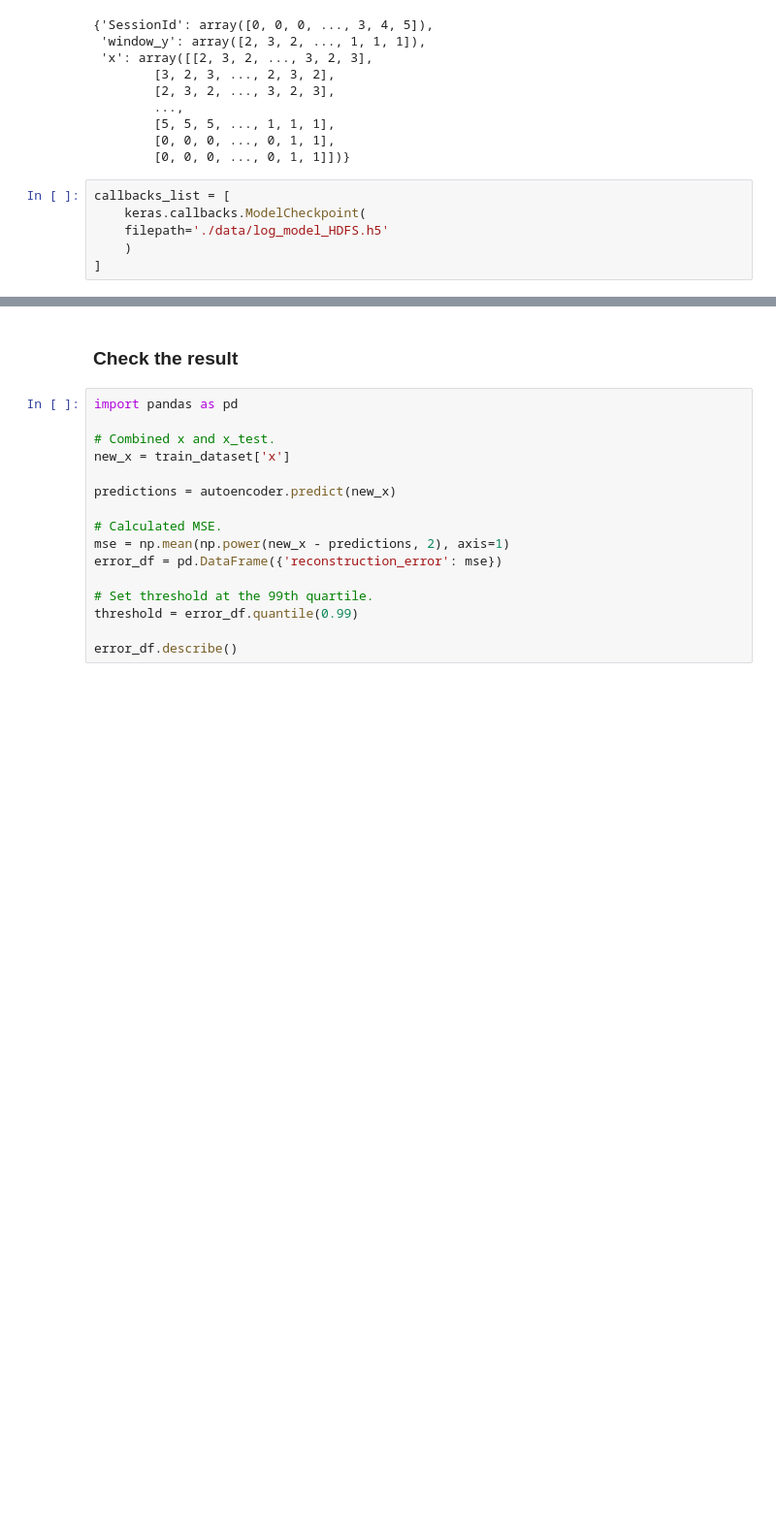
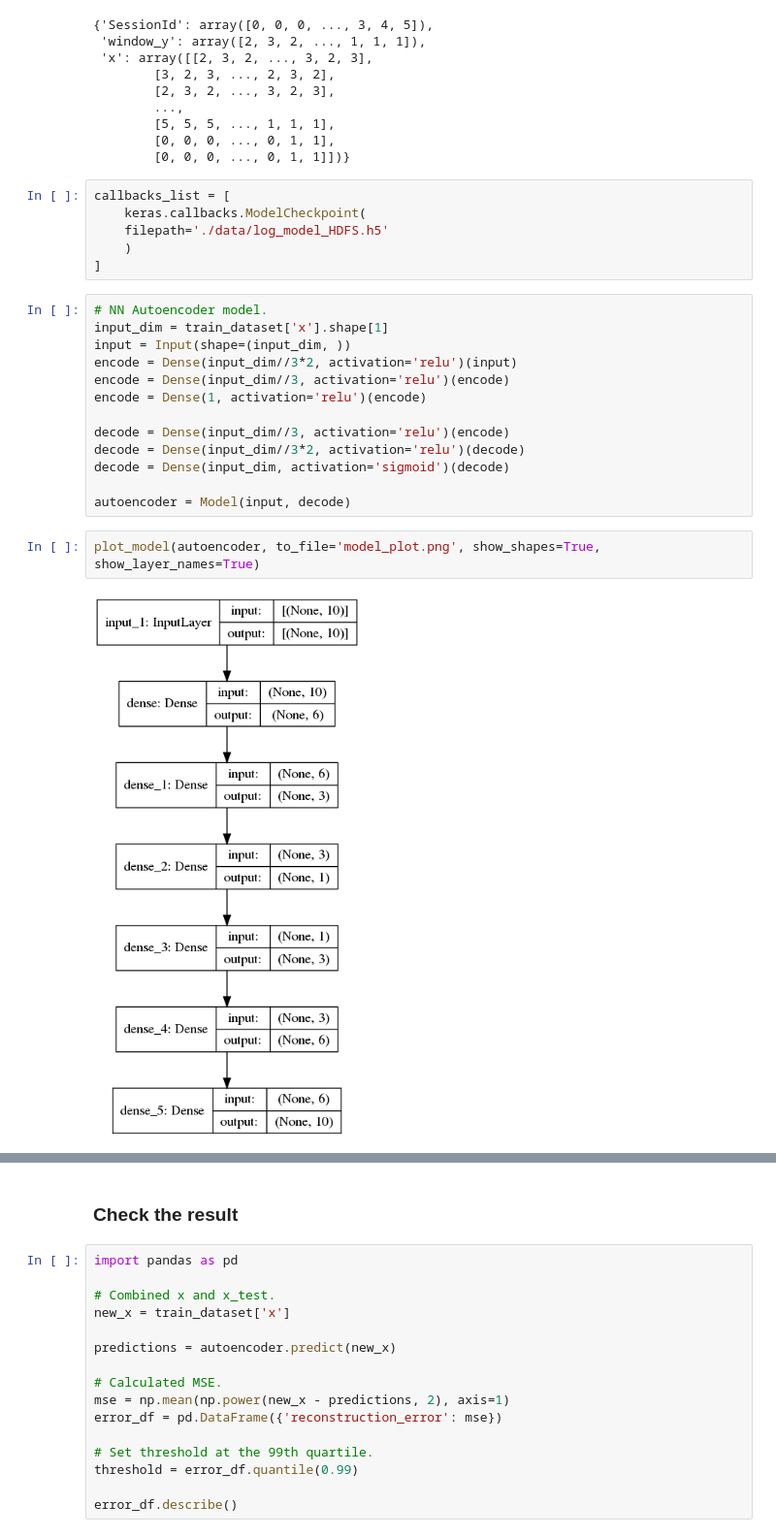
Before and after one commit to spilabkorea/Domain-LOA, a Jupyter notebook: Autoencoder-for-syslog.ipynb, the cells around one changed output, grey strips where cells are left out. Shown at 97% size. Drawn from its saved outputs; the diff is of its cells as text; blank space fills up the shorter version.

Commit message:
Add model Architecture

```diff
--- a/Autoencoder-for-syslog.ipynb
+++ b/Autoencoder-for-syslog.ipynb
@@ -217,6 +218,23 @@ callbacks_list = [
     filepath='./data/log_model_HDFS.h5'
     )
 ]
+# %%
+# NN Autoencoder model.
+input_dim = train_dataset['x'].shape[1]
+input = Input(shape=(input_dim, ))
+encode = Dense(input_dim//3*2, activation='relu')(input)
+encode = Dense(input_dim//3, activation='relu')(encode)
+encode = Dense(1, activation='relu')(encode)
+
+decode = Dense(input_dim//3, activation='relu')(encode)
+decode = Dense(input_dim//3*2, activation='relu')(decode)
+decode = Dense(input_dim, activation='sigmoid')(decode)
+
+autoencoder = Model(input, decode)
+# %%
+plot_model(autoencoder, to_file='model_plot.png', show_shapes=True, show_layer_names=True)
+# %% [output]
+[figure, added]
 # %%
 # Create 6 layer model.
 input_dim = train_dataset['x'].shape[1]
```
Also changed, not shown: parts of 8 cells of this notebook, 2 other files.
